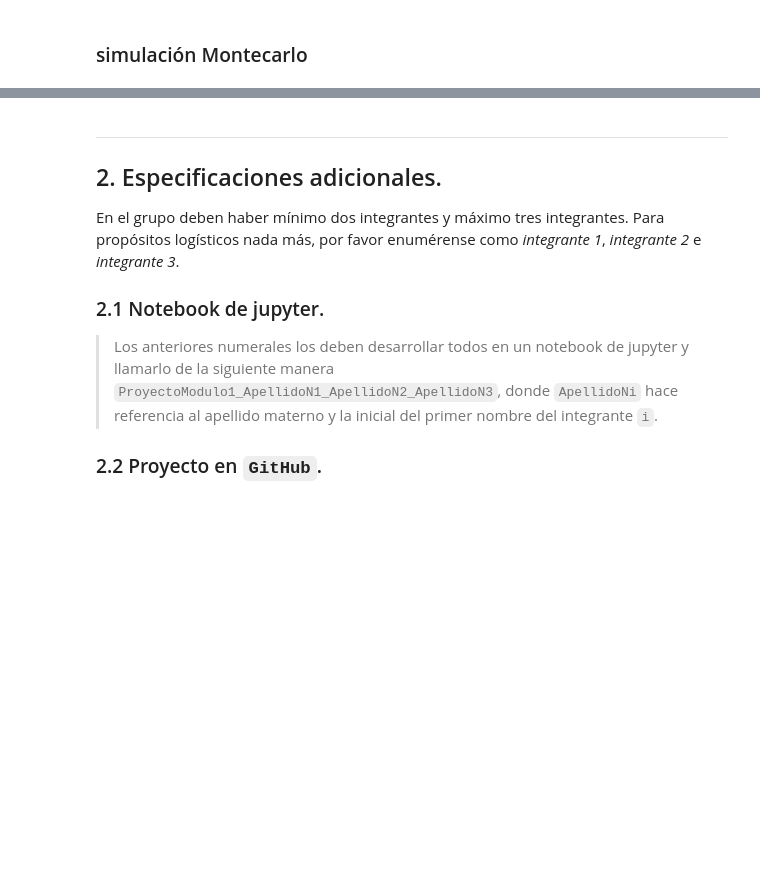
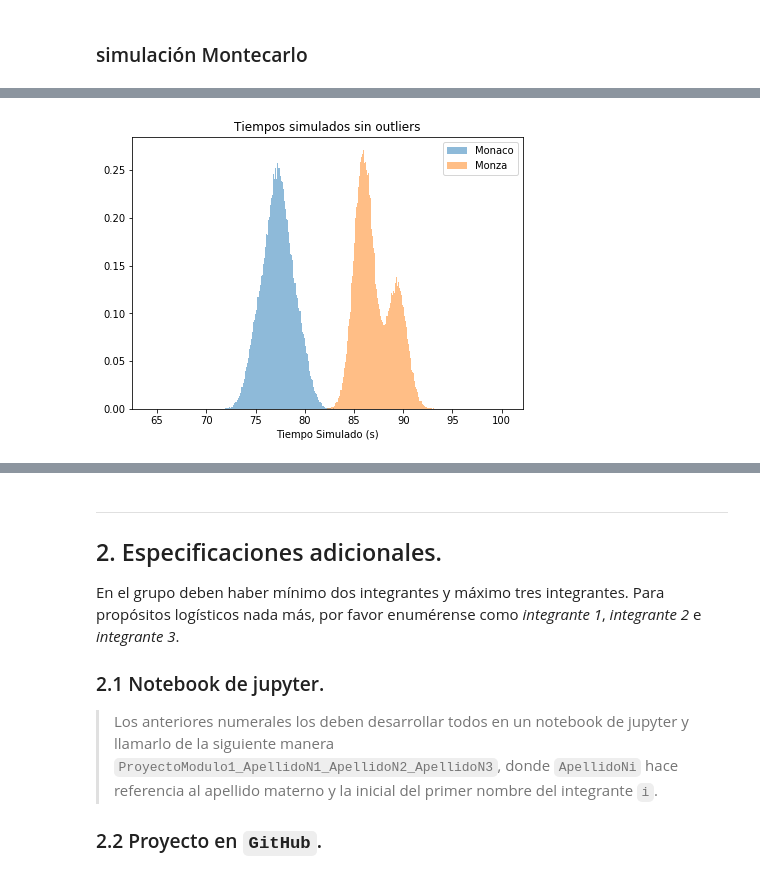
Before and after one commit to carolanb/Proyecto_modulo1, a Jupyter notebook: GuiaProyectoActual.ipynb, the cells around one changed output, grey strips where cells are left out. Drawn from its saved outputs; the diff is of its cells as text; code cells hidden in the pictures; blank space fills up the shorter version.

```diff
--- a/GuiaProyectoActual.ipynb
+++ b/GuiaProyectoActual.ipynb
@@ -192,13 +261,18 @@ avlaps = nodos_1_2.groupby(['GP', 'driverId'])['LapTime'].mean()
 N = 10000
 
 sim_lap_t = [(gp,pilot,time) for (gp, pilot), avg_time in avlaps.items() for time in np.random.normal(avg_time, scale=1, size=N)]
+# np.random.normal(avg_time, scale=1, size=N) N tiempos distribuidos en la media con desviación estándar de 1, por piloto por GP
 
-# Convertir los datos simulados en un DataFrame
+
+#DataFrame con los tiempos simulados
 sim_data = pd.DataFrame(sim_lap_t, columns=['Gran Premio', 'Piloto', 'Tiempo Simulado'])
-min_times = sim_data.groupby(['Gran Premio', 'Piloto'])['Tiempo Simulado'].min()
+
+#Rango intercuartílico para eliminar outliers
+s_data, low_l, up_l = remove_outliers(sim_data)
+min_times = s_data.groupby(['Gran Premio', 'Piloto'])['Tiempo Simulado'].min() #para visualizar los t_min de c/piloto
 
 #lista con los nombres de los pilotos con menor tiempo de vuelta en la simulación en cada GP
-p_vr = list(sim_data.loc[sim_data.groupby('Gran Premio')['Tiempo Simulado'].idxmin()]['Piloto'])
+p_vr = list(s_data.loc[s_data.groupby('Gran Premio')['Tiempo Simulado'].idxmin()]['Piloto'])
 
 print(f'El piloto más probable a hacer la vuelta rápida en Monaco es: {p_vr[0]}')
 print(f'El piloto más probable a hacer la vuelta rápida en Monza es: {p_vr[1]}')
@@ -274,0 +297,4 @@ def filtro_nvueltas(df:'DataFrame GP',nv:'total de vueltas del GP'):
+# %%
+hist2(s_data, low_l, up_l,'Tiempos simulados sin outliers')
+# %% [output]
+[figure, added]
```
Also changed, not shown: parts of 23 cells of this notebook.
